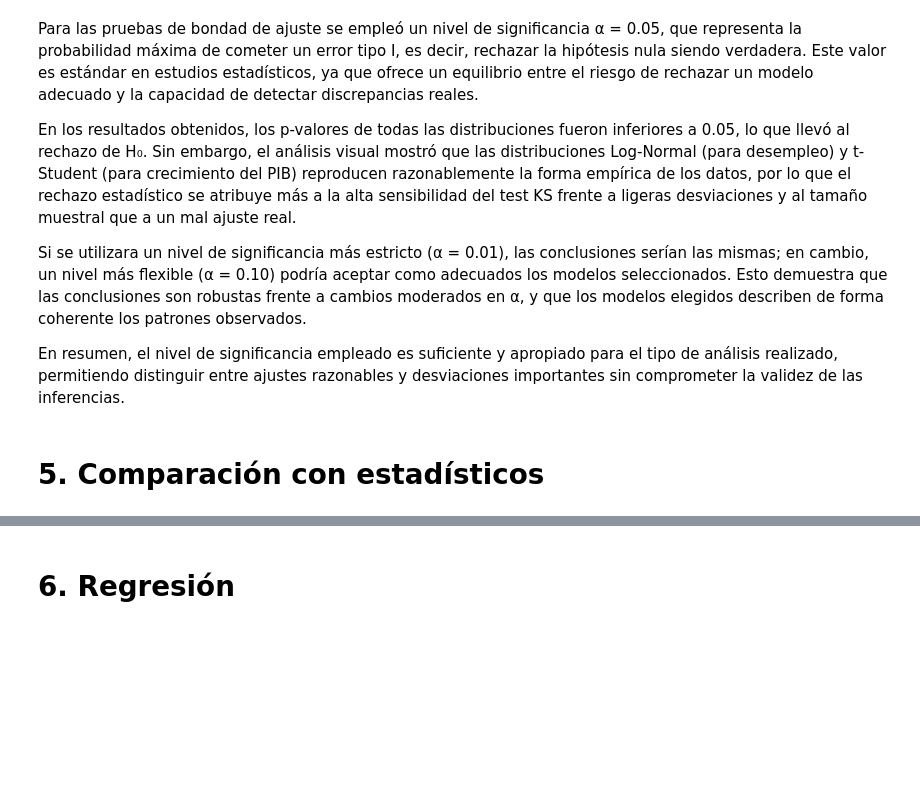
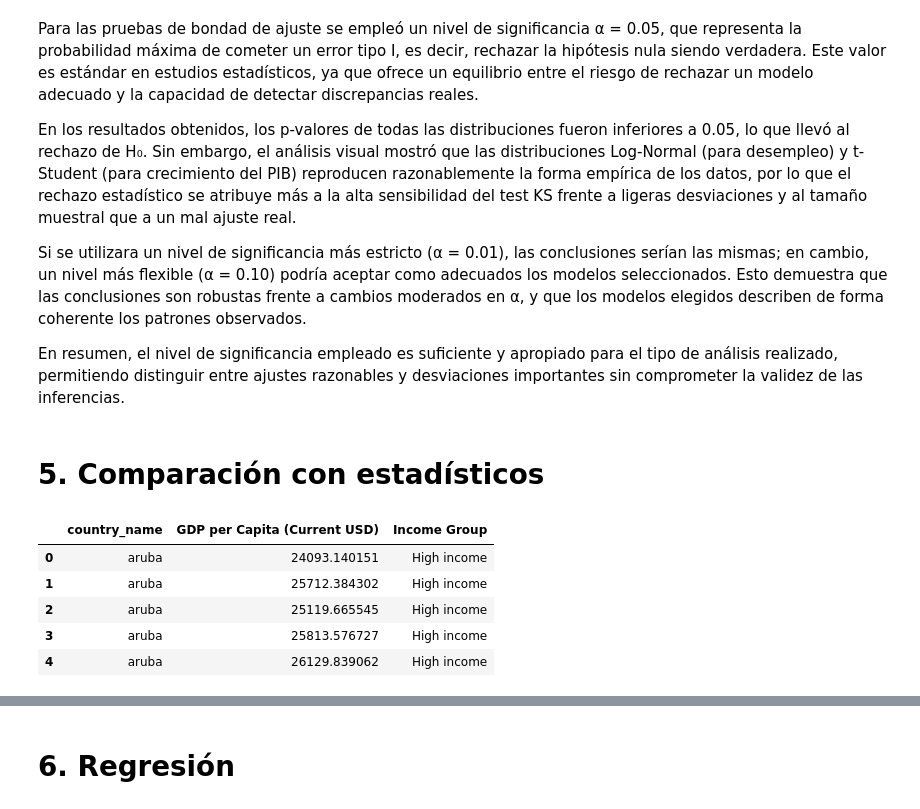
Before and after one commit to Clubbeb/LEC1-Grupo7, a Jupyter notebook: trab.ipynb, the cells around one changed output, grey strips where cells are left out. Saved outputs shown, nothing was run; the diff lists cells and outputs as text; code cells hidden in the pictures; blank space fills up the shorter version.

```diff
--- a/trab.ipynb
+++ b/trab.ipynb
@@ -1062,3 +1319,20 @@ Esto demuestra que las conclusiones son robustas frente a cambios moderados en
 En resumen, el nivel de significancia empleado es suficiente y apropiado para el tipo de análisis realizado, permitiendo distinguir entre ajustes razonables y desviaciones importantes sin comprometer la validez de las inferencias.
 # %% [markdown]
 # 5. Comparación con estadísticos
+# %%
+# Crear columna Income Group según rangos del Banco Mundial
+df['Income Group'] = pd.cut(
+    df['GDP per Capita (Current USD)'],
+    bins=[0, 1135, 4465, 13845, float('inf')],
+    labels=["Low income", "Lower-middle income", "Upper-middle income", "High income"]
+)
+
+# Verificar creación
+df[['country_name', 'GDP per Capita (Current USD)', 'Income Group']].head()
+# %% [output]
+|  | country_name | GDP per Capita (Current USD) | Income Group |
+| 0 | aruba | 24093.140151 | High income |
+| 1 | aruba | 25712.384302 | High income |
+| 2 | aruba | 25119.665545 | High income |
+| 3 | aruba | 25813.576727 | High income |
+| 4 | aruba | 26129.839062 | High income |
```
Also changed, not shown: parts of 31 cells of this notebook.
